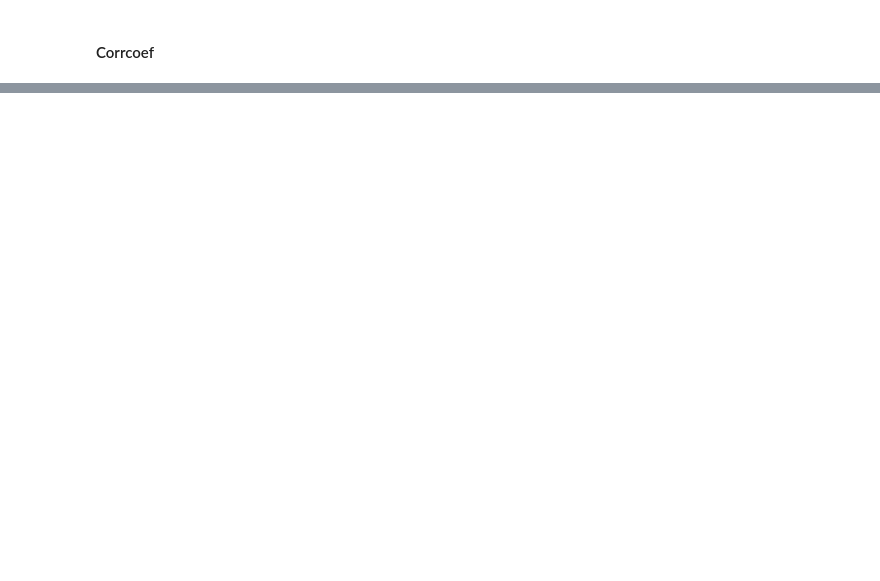
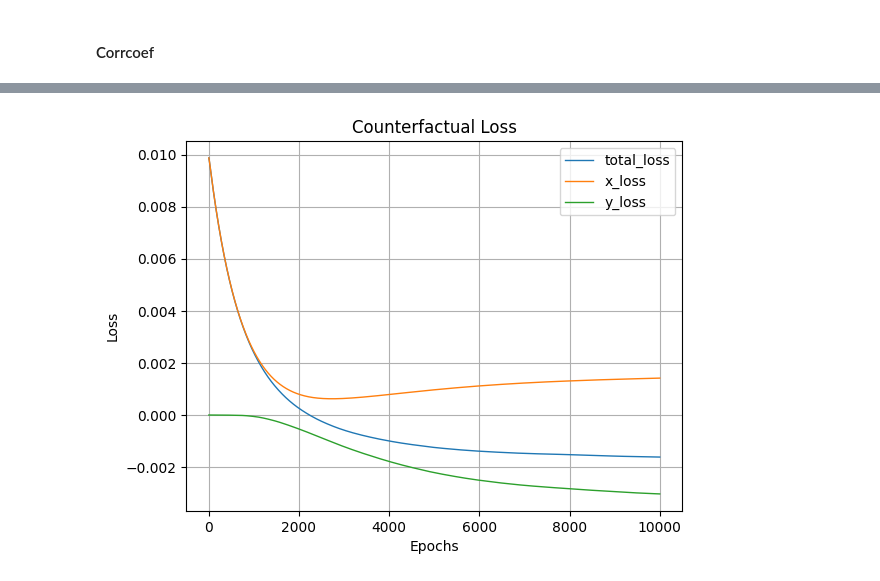
Before and after one commit to JasperSolt/EoR_NN, a Jupyter notebook: jupyter_notebooks/visualize_data.ipynb, the cells around one changed output, grey strips where cells are left out. Cells and saved outputs as stored; diff of their text form; code cells hidden in the pictures; blank space fills up the shorter version.

```diff
--- a/jupyter_notebooks/visualize_data.ipynb
+++ b/jupyter_notebooks/visualize_data.ipynb
@@ -176,0 +404,7 @@ plt.clf()
+# %%
+from util.plotting import plot_cf_loss
+
+
+plot_cf_loss(loss_dict, title=f"Counterfactual Loss")
+# %% [output]
+[figure, added]
```
Also changed, not shown: parts of 26 cells of this notebook, 19 other files.
